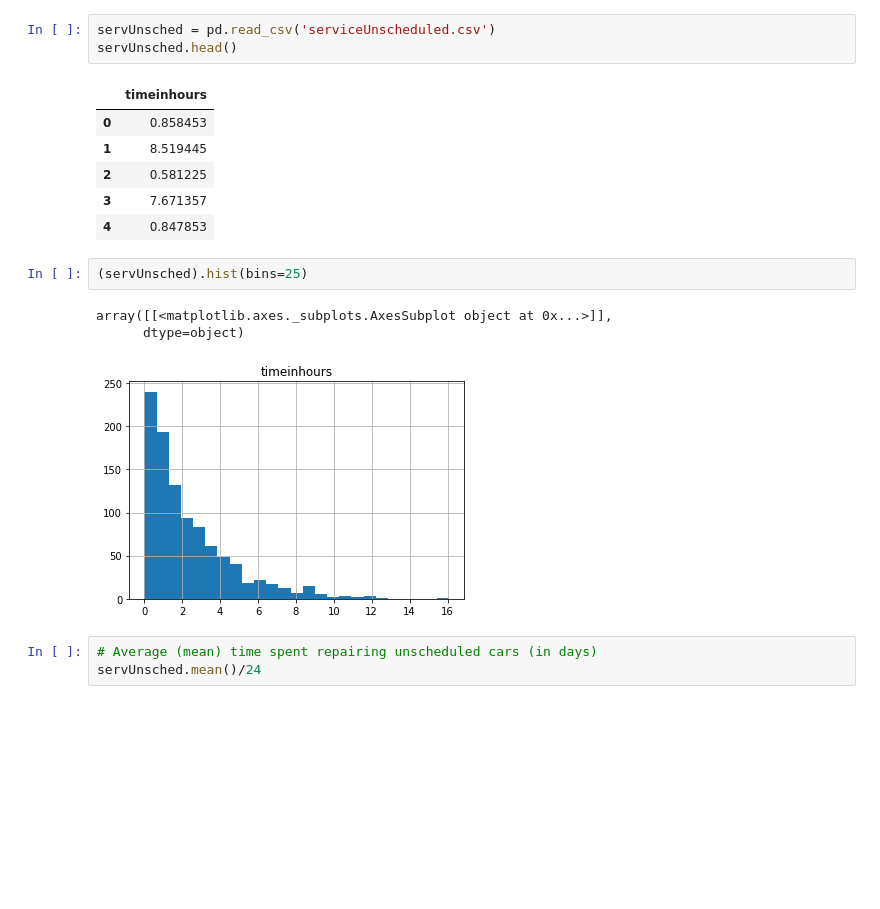
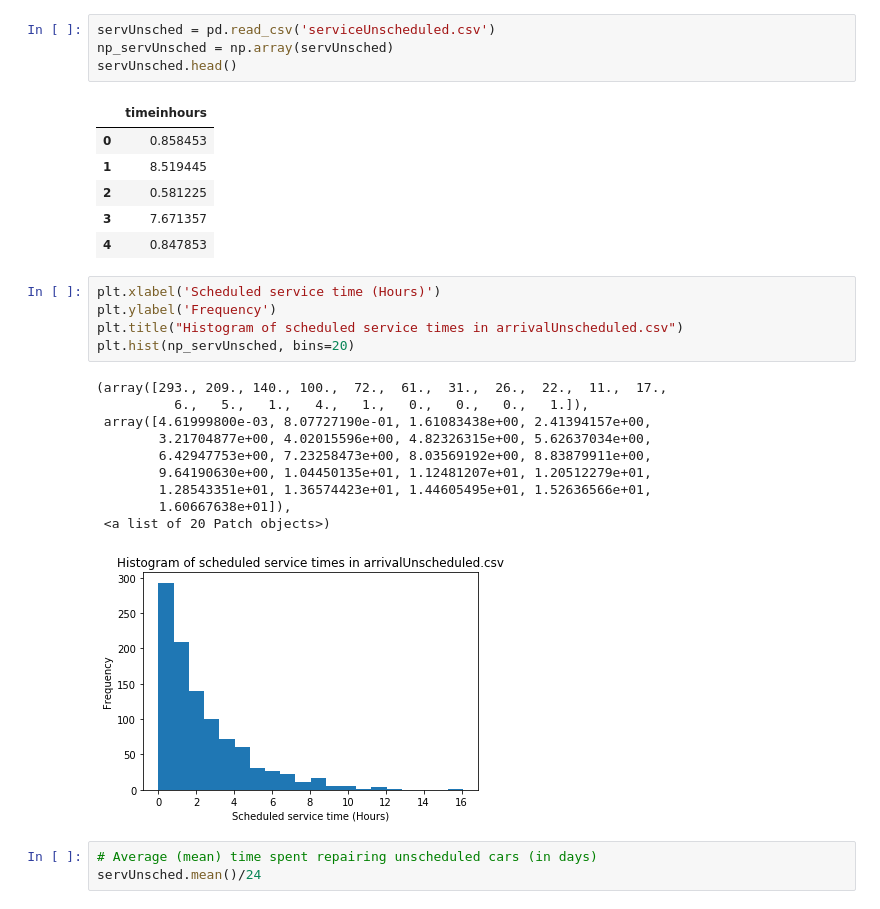
Before and after one commit to Mirrafoil/DES-model-notebook, a Jupyter notebook: Garage Data Analysis.ipynb, the cells around one changed output. Cells and saved outputs as stored; diff of their text form; blank space fills up the shorter version.

```diff
--- a/Garage Data Analysis.ipynb
+++ b/Garage Data Analysis.ipynb
@@ -144,6 +161,7 @@ dtype: float64
 ## Analysis of serviceUnscheduled.csv data
 # %%
 servUnsched = pd.read_csv('serviceUnscheduled.csv')
+np_servUnsched = np.array(servUnsched)
 servUnsched.head()
 # %% [output]
 |  | timeinhours |
@@ -152,12 +170,22 @@ servUnsched.head()
 | 2 | 0.581225 |
 | 3 | 7.671357 |
 | 4 | 0.847853 |
-# %%
-(servUnsched).hist(bins=25)
-# %% [output]
-array([[<matplotlib.axes._subplots.AxesSubplot object at 0x...>]],
-      dtype=object)
-[figure, removed]
+# %%
+plt.xlabel('Scheduled service time (Hours)')
+plt.ylabel('Frequency')
+plt.title("Histogram of scheduled service times in arrivalUnscheduled.csv")
+plt.hist(np_servUnsched, bins=20)
+# %% [output]
+(array([293., 209., 140., 100.,  72.,  61.,  31.,  26.,  22.,  11.,  17.,
+          6.,   5.,   1.,   4.,   1.,   0.,   0.,   0.,   1.]),
+ array([4.61999800e-03, 8.07727190e-01, 1.61083438e+00, 2.41394157e+00,
+        3.21704877e+00, 4.02015596e+00, 4.82326315e+00, 5.62637034e+00,
+        6.42947753e+00, 7.23258473e+00, 8.03569192e+00, 8.83879911e+00,
+        9.64190630e+00, 1.04450135e+01, 1.12481207e+01, 1.20512279e+01,
+        1.28543351e+01, 1.36574423e+01, 1.44605495e+01, 1.52636566e+01,
+        1.60667638e+01]),
+ <a list of 20 Patch objects>)
+[figure, added]
 # %%
 # Average (mean) time spent repairing unscheduled cars (in days)
 servUnsched.mean()/24
```
Also changed, not shown: parts of 28 cells of this notebook.
